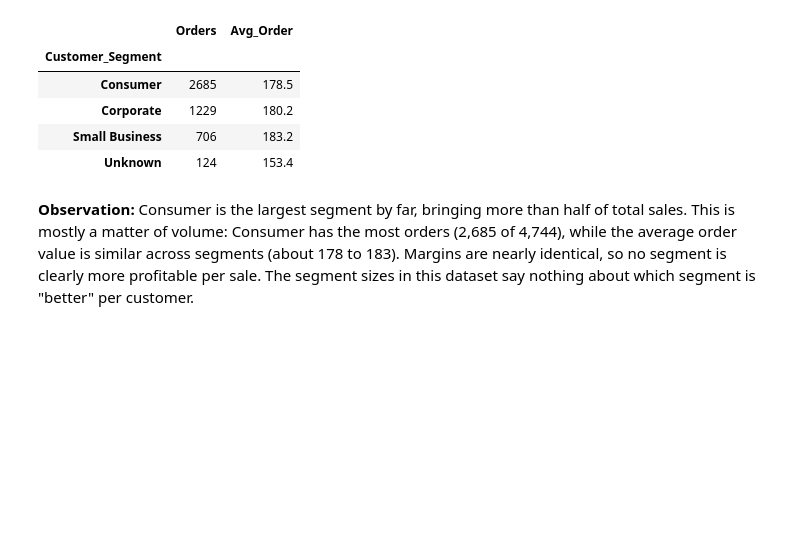
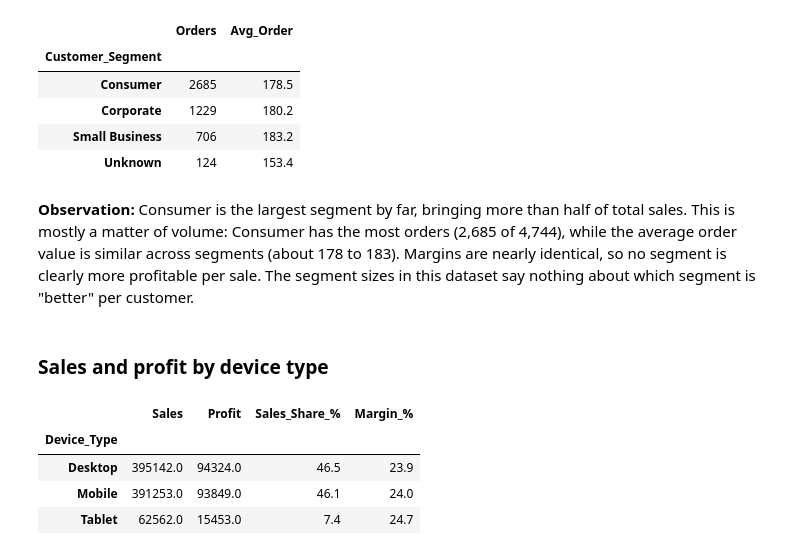
Before and after one commit to ariful3551/Ecommerce-Orders-Analysis, a Jupyter notebook: notebooks/03_eda_visualization.ipynb, the cells around one changed output. Cells and saved outputs as stored; diff of their text form; code cells hidden in the pictures; blank space fills up the shorter version.

```diff
--- a/notebooks/03_eda_visualization.ipynb
+++ b/notebooks/03_eda_visualization.ipynb
@@ -286,3 +286,14 @@ sales_df.groupby("Customer_Segment").agg(Orders=("Order_ID", "count"), Avg_Order
 | Unknown | 124 | 153.4 |
 # %% [markdown]
 **Observation:** Consumer is the largest segment by far, bringing more than half of total sales. This is mostly a matter of volume: Consumer has the most orders (2,685 of 4,744), while the average order value is similar across segments (about 178 to 183). Margins are nearly identical, so no segment is clearly more profitable per sale. The segment sizes in this dataset say nothing about which segment is "better" per customer.
+# %% [markdown]
+### Sales and profit by device type
+# %%
+device_summary = summarize("Device_Type")
+device_summary
+# %% [output]
+|  | Sales | Profit | Sales_Share_% | Margin_% |
+| Device_Type |  |  |  |  |
+| Desktop | 395142.0 | 94324.0 | 46.5 | 23.9 |
+| Mobile | 391253.0 | 93849.0 | 46.1 | 24.0 |
+| Tablet | 62562.0 | 15453.0 | 7.4 | 24.7 |
```
Also changed, not shown: parts of 4 cells of this notebook, 1 other file.
